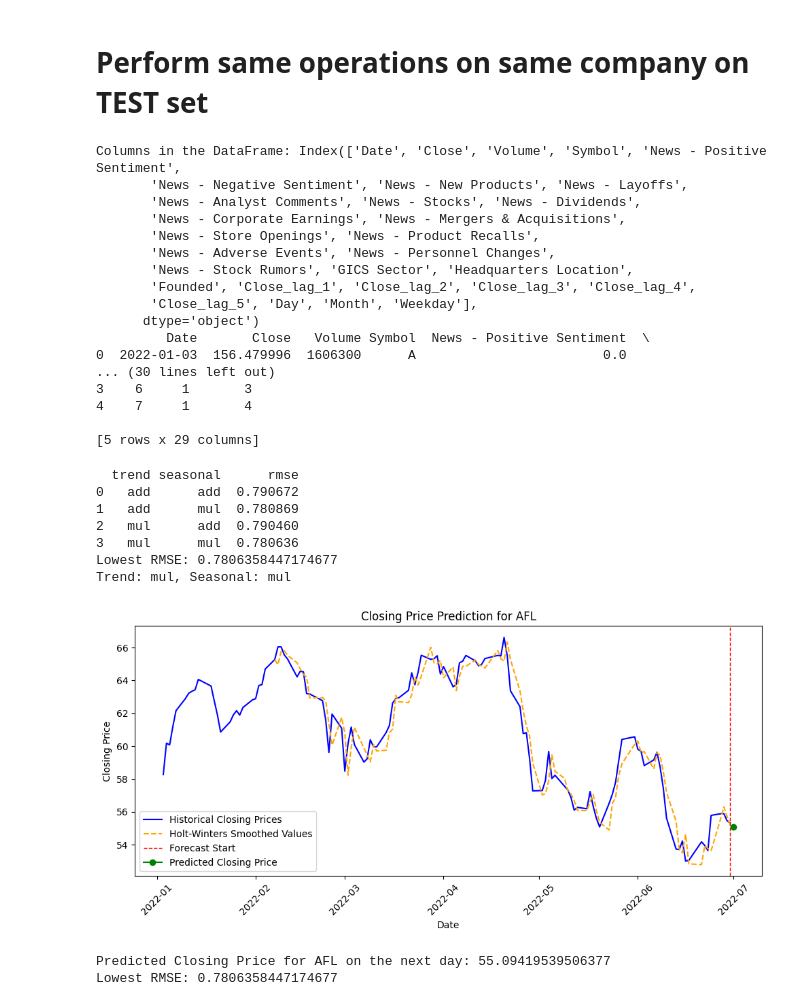
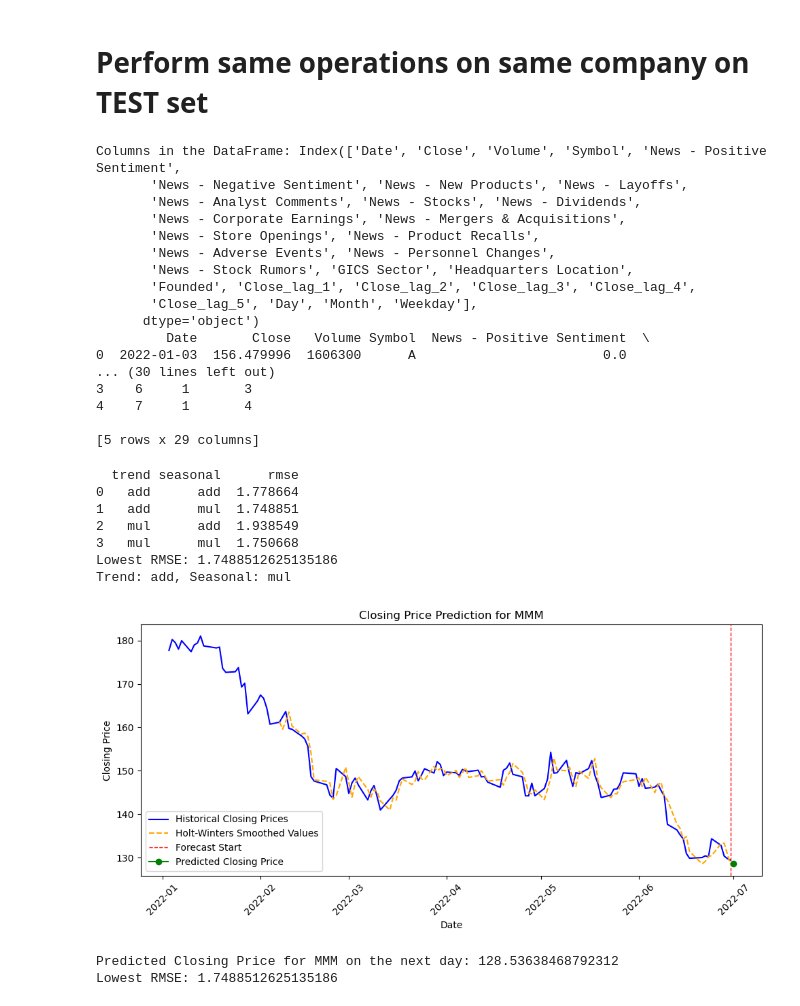
Before and after one commit to yothisisash/IT1244-Stock-Market, a Jupyter notebook: holt_winters_single_company_v2.ipynb, the cells around one changed output. Saved outputs shown, nothing was run; the diff lists cells and outputs as text; code cells hidden in the pictures.

```diff
--- a/holt_winters_single_company_v2.ipynb
+++ b/holt_winters_single_company_v2.ipynb
@@ -46,7 +46,7 @@ Columns in the DataFrame: Index(['Date', 'Close', 'Volume', 'Symbol', 'News - Po
 # Retrieve the particular company and its closing price for past n days (n>=5)
 # %%
 # Define the company of interest
-company = 'AFL'  # Replace with your company name
+company = 'MMM'  # Replace with your company name
 
 # Filter data for the specific company
 company_data = data[data['Symbol'] == company]
@@ -195,7 +195,7 @@ if data['Date'].isnull().any():
     print(data[data['Date'].isnull()])
 
 # Define the company of interest
-company = 'AFL'  # Replace with your company name
+company = 'MMM'  # Replace with your company name
 
 # Filter data for the specific company
 company_data = data[data['Symbol'] == company]
@@ -300,39 +300,39 @@ plt.plot(historical_m_data.index[-1] + pd.DateOffset(days=1), forecast, marker='
 plt.title(f'Closing Price Prediction for {company}')
 plt.xlabel('Date')
 plt.ylabel('Closing Price')
 plt.legend()
 plt.xticks(rotation=45)
 plt.tight_layout()
 plt.show()
 
 # Output the predicted closing price
 print(f'Predicted Closing Price for {company} on the next day: {forecast.iloc[0]}')
 print(f"Lowest RMSE: {lowest_rmse_row['rmse']}")
 # %% [output]
 Columns in the DataFrame: Index(['Date', 'Close', 'Volume', 'Symbol', 'News - Positive Sentiment',
        'News - Negative Sentiment', 'News - New Products', 'News - Layoffs',
        'News - Analyst Comments', 'News - Stocks', 'News - Dividends',
        'News - Corporate Earnings', 'News - Mergers & Acquisitions',
        'News - Store Openings', 'News - Product Recalls',
        'News - Adverse Events', 'News - Personnel Changes',
        'News - Stock Rumors', 'GICS Sector', 'Headquarters Location',
        'Founded', 'Close_lag_1', 'Close_lag_2', 'Close_lag_3', 'Close_lag_4',
        'Close_lag_5', 'Day', 'Month', 'Weekday'],
       dtype='object')
          Date       Close   Volume Symbol  News - Positive Sentiment  \
 0  2022-01-03  156.479996  1606300      A                        0.0
 ... (30 lines left out)
 3    6     1       3
 4    7     1       4
 
 [5 rows x 29 columns]
   trend seasonal      rmse
-0   add      add  0.790672
-1   add      mul  0.780869
-2   mul      add  0.790460
-3   mul      mul  0.780636
-Lowest RMSE: 0.7806358447174677
-Trend: mul, Seasonal: mul
+0   add      add  1.778664
+1   add      mul  1.748851
+2   mul      add  1.938549
+3   mul      mul  1.750668
+Lowest RMSE: 1.7488512625135186
+Trend: add, Seasonal: mul
-[figure, old version]
+[figure, new version]
-Predicted Closing Price for AFL on the next day: 55.09419539506377
-Lowest RMSE: 0.7806358447174677
+Predicted Closing Price for MMM on the next day: 128.53638468792312
+Lowest RMSE: 1.7488512625135186
```
Also changed, not shown: parts of 2 cells of this notebook.
